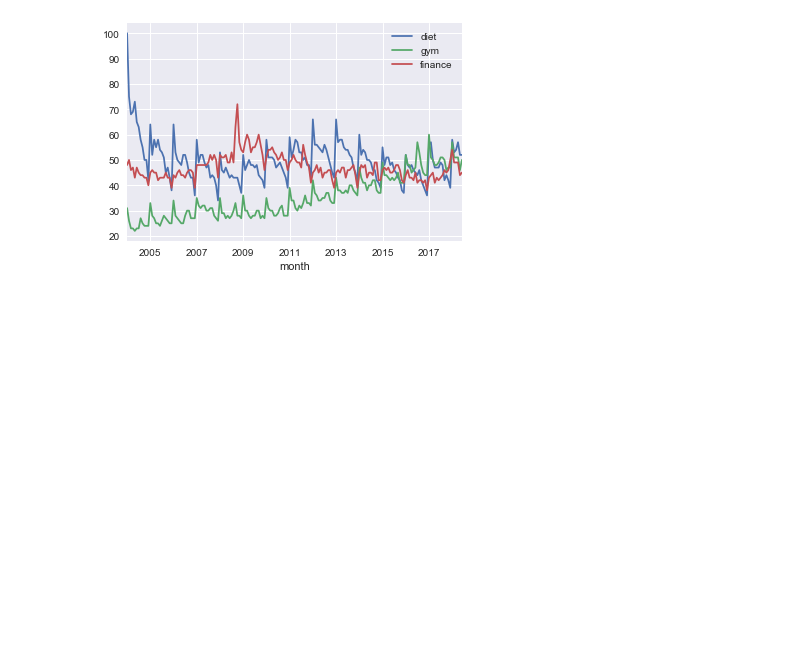
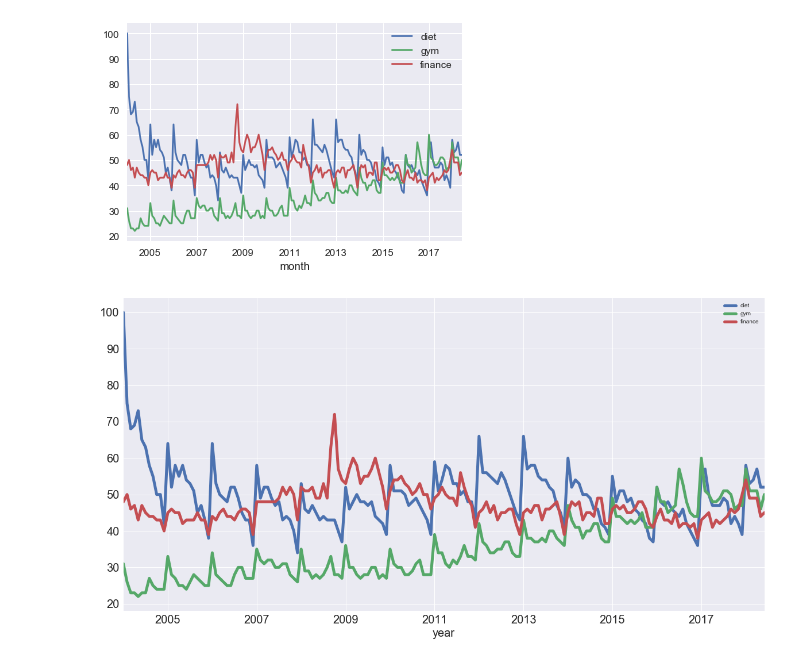
Before and after one commit to zfreedman/data_camp_time_series, a Jupyter notebook: Untitled.ipynb, the cells around one changed output. Drawn from its saved outputs; the diff is of its cells as text; code cells hidden in the pictures; blank space fills up the shorter version.

```diff
--- a/Untitled.ipynb
+++ b/Untitled.ipynb
@@ -98,3 +100,12 @@ df.plot()
 # %% [output]
 <matplotlib.axes._subplots.AxesSubplot at 0x...>
 [figure]
+# %%
+#parameter tuning
+df.plot(figsize=(20, 10), linewidth=5, fontsize=20)
+# plt.xlabel("year", fontsize=20)
+#note: adding a semicolo to the last line of plotting
+#surpresses the matplotlib output
+plt.xlabel("year", fontsize=20);
+# %% [output]
+[figure, added]
```
Also changed, not shown: parts of 21 cells of this notebook.
